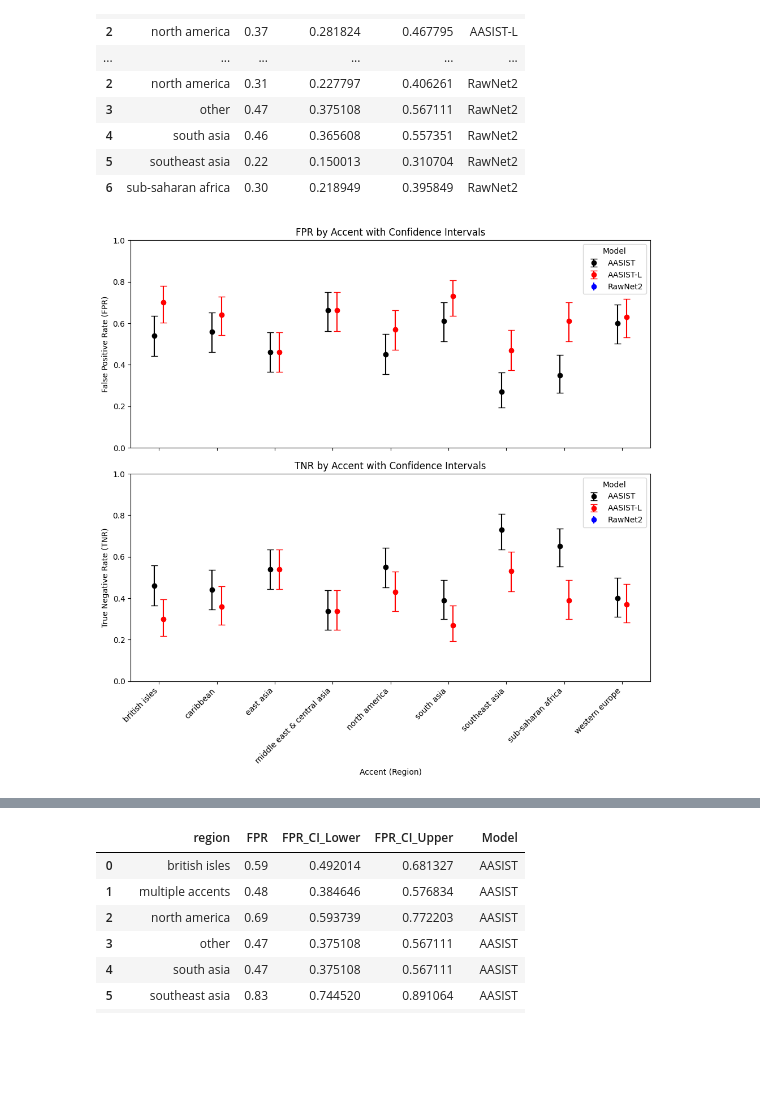
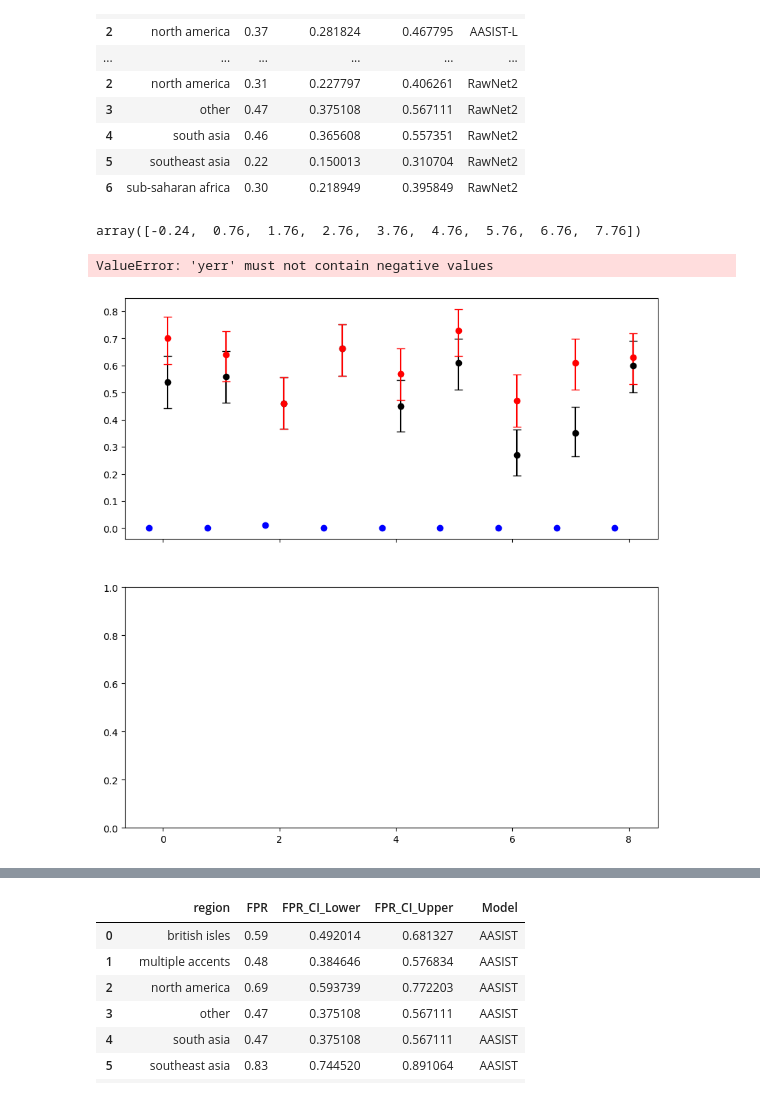
Before and after one commit to madfields17/Capstone_2025, a Jupyter notebook: capstone_models/aasist/model_analysis_aasist.ipynb, the cells around one changed output, grey strips where cells are left out. Drawn from its saved outputs; the diff is of its cells as text; code cells hidden in the pictures; blank space fills up the shorter version.

```diff
--- a/capstone_models/aasist/model_analysis_aasist.ipynb
+++ b/capstone_models/aasist/model_analysis_aasist.ipynb
@@ -120,35 +117,29 @@ def apply_confidence_intervals(df):
     return df
 
 # === Apply confidence interval calculation to all models ===
-# all_region_metrics = [region_metrics_aasist, region_metrics_aasist_l, region_metrics_rawnet2, region_metrics_tssd]
-all_region_metrics = [region_metrics_aasist, region_metrics_aasist_l]
+all_region_metrics = [region_metrics_aasist, region_metrics_aasist_l, region_metrics_aasist_new_swa, region_metrics_aasist_new_bestperforming]
 
 for i, df in enumerate(all_region_metrics):
     all_region_metrics[i] = apply_confidence_intervals(df)
 
 # apply_confidence_intervals(all_region_metrics)
-# region_metrics_aasist, region_metrics_aasist_l, region_metrics_rawnet2, region_metrics_tssd = all_region_metrics
-region_metrics_aasist, region_metrics_aasist_l = all_region_metrics
+region_metrics_aasist, region_metrics_aasist_l, region_metrics_aasist_new_swa, region_metrics_aasist_new_bestperforming = all_region_metrics
 # region_metrics_aasist = pd.DataFrame(all_region_metrics)
 
 # === Combine all models into a single DataFrame ===
 combined_fpr = pd.concat([
     region_metrics_aasist[["region", "FPR", "FPR_CI_Lower", "FPR_CI_Upper", "Model"]],
-    region_metrics_aasist_l[["region", "FPR", "FPR_CI_Lower", "FPR_CI_Upper", "Model"]]# ,
-#     region_metrics_rawnet2[["region", "FPR", "FPR_CI_Lower", "FPR_CI_Upper", "Model"]],
-#     region_metrics_tssd[["region", "FPR", "FPR_CI_Lower", "FPR_CI_Upper", "Model"]]
+    region_metrics_aasist_l[["region", "FPR", "FPR_CI_Lower", "FPR_CI_Upper", "Model"]],
+    region_metrics_aasist_new_swa[["region", "FPR", "FPR_CI_Lower", "FPR_CI_Upper", "Model"]],
+    region_metrics_aasist_new_bestperforming[["region", "FPR", "FPR_CI_Lower", "FPR_CI_Upper", "Model"]]
 ], ignore_index=True)
-
-# combined_fpr = region_metrics_aasist[["region", "FPR", "FPR_CI_Lower", "FPR_CI_Upper", "Model"]]
 
 combined_tnr = pd.concat([
     region_metrics_aasist[["region", "TNR", "TNR_CI_Lower", "TNR_CI_Upper", "Model"]],
-    region_metrics_aasist_l[["region", "TNR", "TNR_CI_Lower", "TNR_CI_Upper", "Model"]]# ,
-    # region_metrics_rawnet2[["region", "TNR", "TNR_CI_Lower", "TNR_CI_Upper", "Model"]],
-    # region_metrics_tssd[["region", "TNR", "TNR_CI_Lower", "TNR_CI_Upper", "Model"]]
+    region_metrics_aasist_l[["region", "TNR", "TNR_CI_Lower", "TNR_CI_Upper", "Model"]],
+    region_metrics_aasist_new_swa[["region", "TNR", "TNR_CI_Lower", "TNR_CI_Upper", "Model"]],
+    region_metrics_aasist_new_bestperforming[["region", "TNR", "TNR_CI_Lower", "TNR_CI_Upper", "Model"]]
 ], ignore_index=True)
-
-# combined_tnr = region_metrics_aasist[["region", "TNR", "TNR_CI_Lower", "TNR_CI_Upper", "Model"]]
 
 # === Print confirmation ===
 print("Confidence intervals applied and all models successfully combined!")
@@ -214,6 +205,10 @@ combined_fpr
 | 4 | south asia | 0.46 | 0.365608 | 0.557351 | RawNet2 |
 | 5 | southeast asia | 0.22 | 0.150013 | 0.310704 | RawNet2 |
 | 6 | sub-saharan africa | 0.30 | 0.218949 | 0.395849 | RawNet2 |
+# %%
+x_positions
+# %% [output]
+array([-0.24,  0.76,  1.76,  2.76,  3.76,  4.76,  5.76,  6.76,  7.76])
 # %%
 import numpy as np
 import matplotlib.pyplot as plt
@@ -224,8 +219,8 @@ fig, axes = plt.subplots(2, 1, figsize=(10, 10), sharex=True)
 offset = 0.08  # Offset to shift models slightly apart for clarity
 
 # Define model colors and offsets
-model_colors = {"AASIST": "black", "AASIST-L": "red", "RawNet2": "blue"}
-model_offsets = {"AASIST": -offset, "AASIST-L": offset, "RawNet2": -offset*3}
+model_colors = {"AASIST": "black", "AASIST-L": "red", "AASIST_SWA": "blue"}
+model_offsets = {"AASIST": offset, "AASIST-L": offset, "AASIST_SWA": -offset*3}
 
 # Plot FPR with confidence intervals on the first subplot
 for model in model_colors.keys():
@@ -234,34 +229,35 @@ for model in model_colors.keys():
     axes[0].errorbar(x_positions, subset["FPR"],
                       yerr=[subset["FPR"] - subset["FPR_CI_Lower"], subset["FPR_CI_Upper"] - subset["FPR"]],
                       fmt="o", color=model_colors[model], capsize=4, label=model)
 
 axes[0].set_ylabel("False Positive Rate (FPR)")
 axes[0].set_title("FPR by Accent with Confidence Intervals")
 axes[0].legend(title="Model")
 axes[0].set_ylim(0, 1)  # Ensure values are between 0 and 1
 
 # Plot TNR with confidence intervals on the second subplot
 for model in model_colors.keys():
     subset = combined_tnr[combined_tnr["Model"] == model]
     x_positions = np.arange(len(subset["region"])) + model_offsets[model]  # Apply offset
     axes[1].errorbar(x_positions, subset["TNR"],
                       yerr=[subset["TNR"] - subset["TNR_CI_Lower"], subset["TNR_CI_Upper"] - subset["TNR"]],
                       fmt="o", color=model_colors[model], capsize=4, label=model)
 
 axes[1].set_ylabel("True Negative Rate (TNR)")
 axes[1].set_title("TNR by Accent with Confidence Intervals")
 axes[1].legend(title="Model")
 axes[1].set_ylim(0, 1)  # Ensure values are between 0 and 1
 
 # Set x-axis labels and ticks
 plt.xticks(ticks=np.arange(len(combined_fpr["region"].unique())),
            labels=combined_fpr["region"].unique(), rotation=45, ha="right")
 plt.xlabel("Accent (Region)")
 
 plt.tight_layout()
 plt.show()
 # %% [output]
+ValueError: 'yerr' must not contain negative values
-[figure, old version]
+[figure, new version]
 # %%
 import numpy as np
 import matplotlib.pyplot as plt
```
Also changed, not shown: parts of 9 cells of this notebook, 10 other files.
